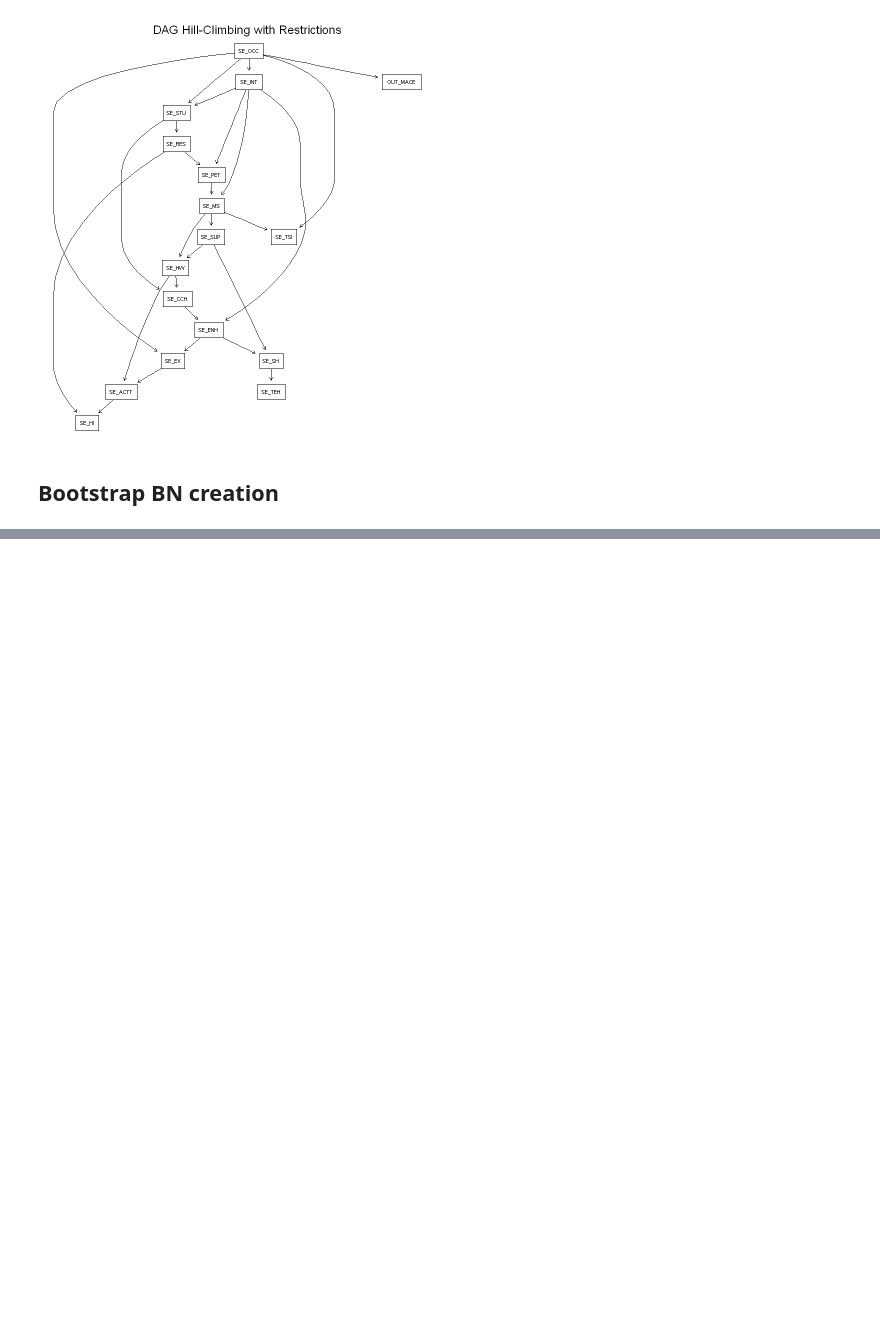
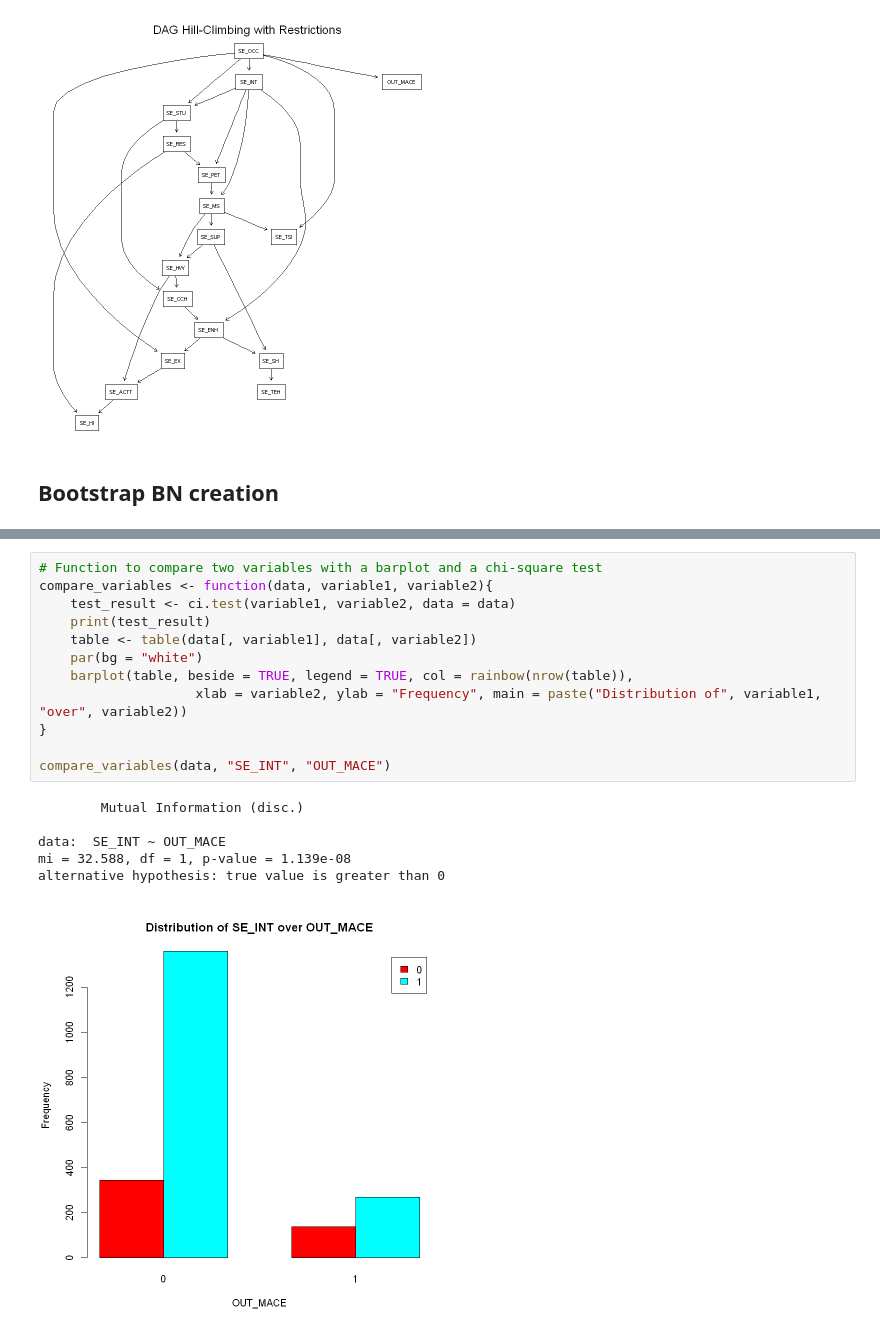
Before and after one commit to JoseLuisMaldonadoA/TFM, a Jupyter notebook: Notebooks/BayesianNetworksAnalysis.ipynb, the cells around one changed output, grey strips where cells are left out. Saved outputs shown, nothing was run; the diff lists cells and outputs as text; blank space fills up the shorter version.

```diff
--- a/Notebooks/BayesianNetworksAnalysis.ipynb
+++ b/Notebooks/BayesianNetworksAnalysis.ipynb
@@ -356 +452,20 @@ Independence network: Compiled: TRUE Propagated: FALSE Evidence: FALSE
 [figure]
+# %%
+# Function to compare two variables with a barplot and a chi-square test
+compare_variables <- function(data, variable1, variable2){
+    test_result <- ci.test(variable1, variable2, data = data)
+    print(test_result)
+    table <- table(data[, variable1], data[, variable2])
+    par(bg = "white")
+    barplot(table, beside = TRUE, legend = TRUE, col = rainbow(nrow(table)),
+                    xlab = variable2, ylab = "Frequency", main = paste("Distribution of", variable1, "over", variable2))
+}
+
+compare_variables(data, "SE_INT", "OUT_MACE")
+# %% [output]
+        Mutual Information (disc.)
+
+data:  SE_INT ~ OUT_MACE
+mi = 32.588, df = 1, p-value = 1.139e-08
+alternative hypothesis: true value is greater than 0
+[figure, added]
```
Also changed, not shown: parts of 17 cells of this notebook.
